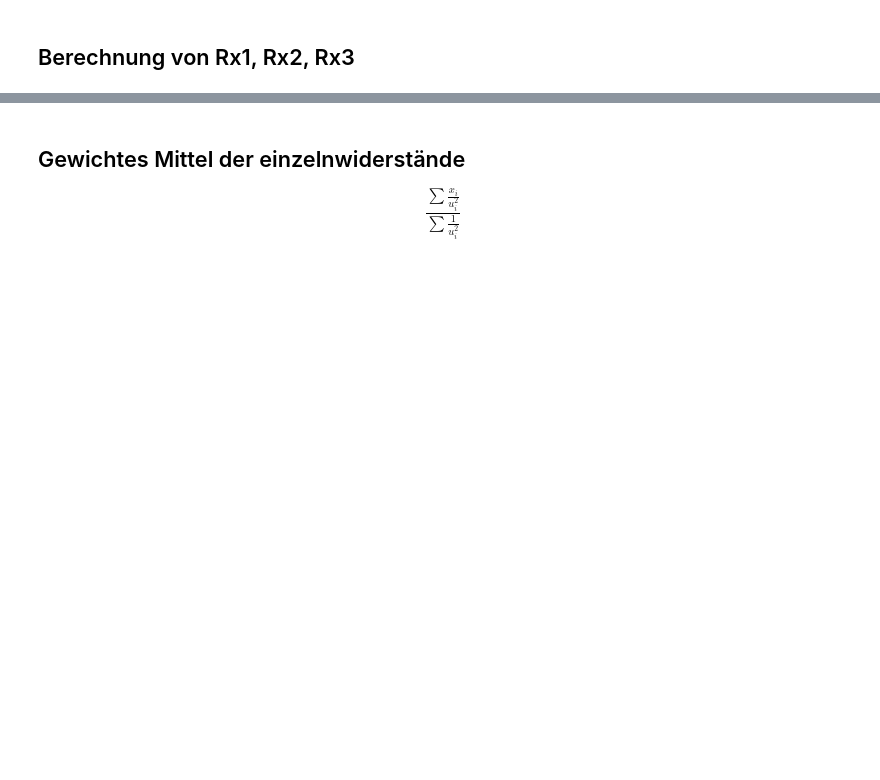
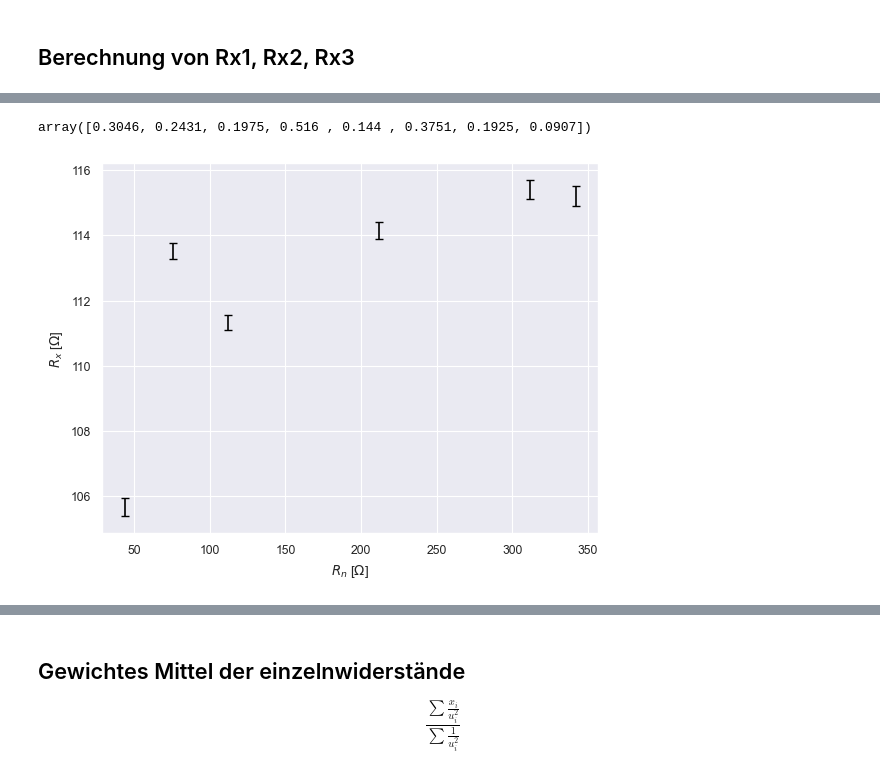
Before and after one commit to Ben-physics-dotcom/GPR_2, a Jupyter notebook: Notebooks/ED/E1.ipynb, the cells around one changed output, grey strips where cells are left out. Saved outputs shown, nothing was run; the diff lists cells and outputs as text; code cells hidden in the pictures; blank space fills up the shorter version.

```diff
--- a/Notebooks/ED/E1.ipynb
+++ b/Notebooks/ED/E1.ipynb
@@ -75,0 +104,8 @@ array([[0.4985+/-0.0005, 0.35+/-0.0005, 0.27+/-0.0005, 0.252+/-0.0005,
+# %%
+lerr = []
+for i in range(8):
+    k = L_A1_arr[i].std()
+    err = round(np.sqrt(lerr_single_value**2 + k**2), 4)
+    lerr.append(err)
+lerr = np.array(lerr)
+lerr
@@ -205,0 +304,10 @@ plt.show()
+# %%
+# mit den Original Matrizen
+R123_mat = R_A1_arr * L_A1_arr / (1-L_A1_arr)
+R_mat = R_A1_arr
+L_mat = L_A1_arr
+# %%
+def R123_err(R, L, u_R, u_L, l=np.ones(8)):
+    t1 = (L / (1-L))**2 * u_R**2
+    t2 = (R * (1/(1-L) + L/(1-L)**2))**2 * u_L**2
+    return np.round(np.sqrt(t1 + t2), 4)
@@ -205,0 +319,2 @@ plt.show()
+# %%
+u_R123 = R123_err(R_mat, L_mat, Fehler_R, 0.05/100 )
@@ -205,0 +352,4 @@ plt.show()
+# %%
+of_R_err
+# %% [output]
+array([0.3046, 0.2431, 0.1975, 0.516 , 0.144 , 0.3751, 0.1925, 0.0907])
@@ -205,0 +373,15 @@ plt.show()
+# %%
+# final plot that was used in the report
+y_R123 = R123_mat[0]
+x_R = R_mat[0]
+x_L = L_mat[0]
+ax = sns.lineplot(x=x_R, y=y_R123,
+    linestyle='none')
+ax.errorbar(
+    x=x_R, y=y_R123, yerr=u_R123[0],
+    fmt='none', ecolor='black', capsize=3)
+plt.xlabel(r"$R_{n}$ [$\Omega$]")
+plt.ylabel(r"$R_{x}$ [$\Omega$]")
+plt.show()
+# %% [output]
+[figure, added]
```
Also changed, not shown: parts of 73 cells of this notebook, 1 other file.
